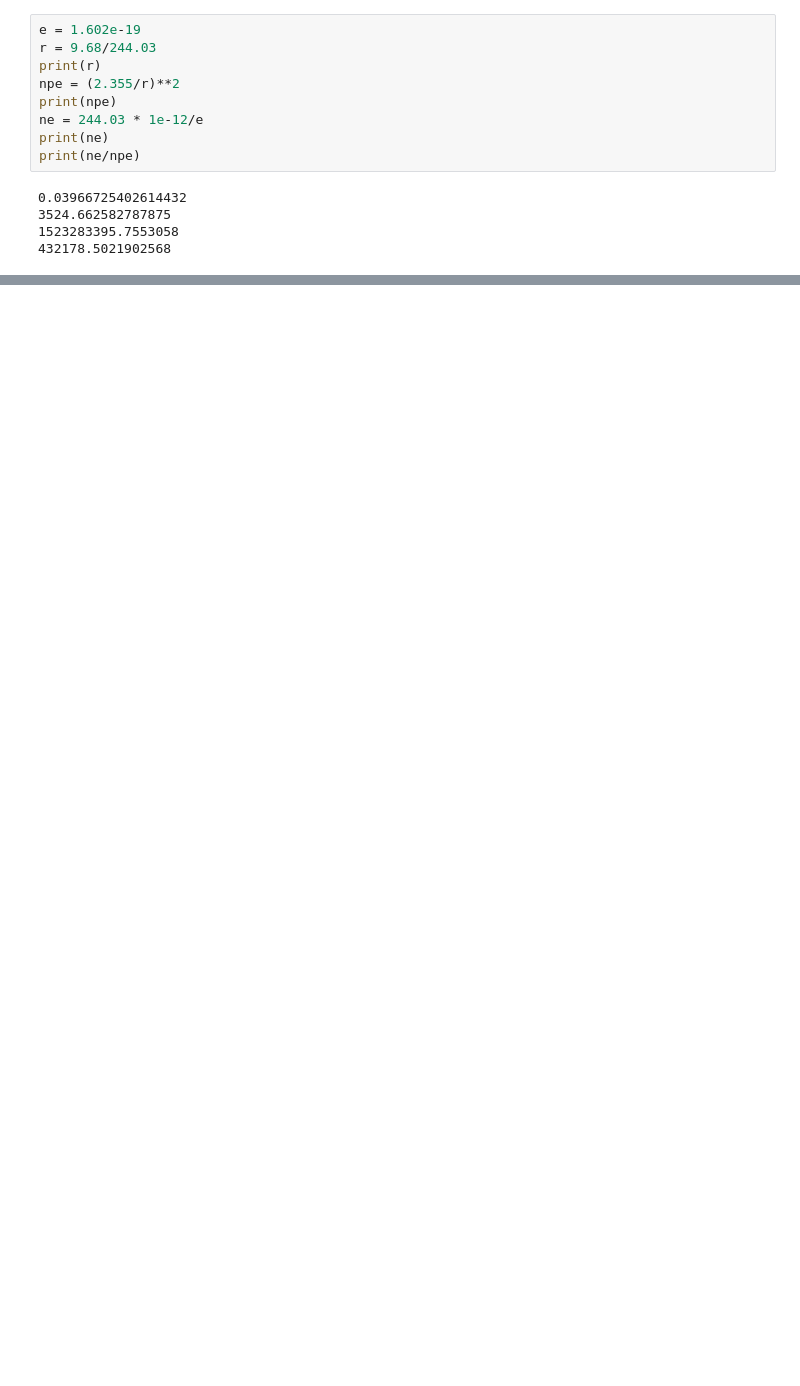
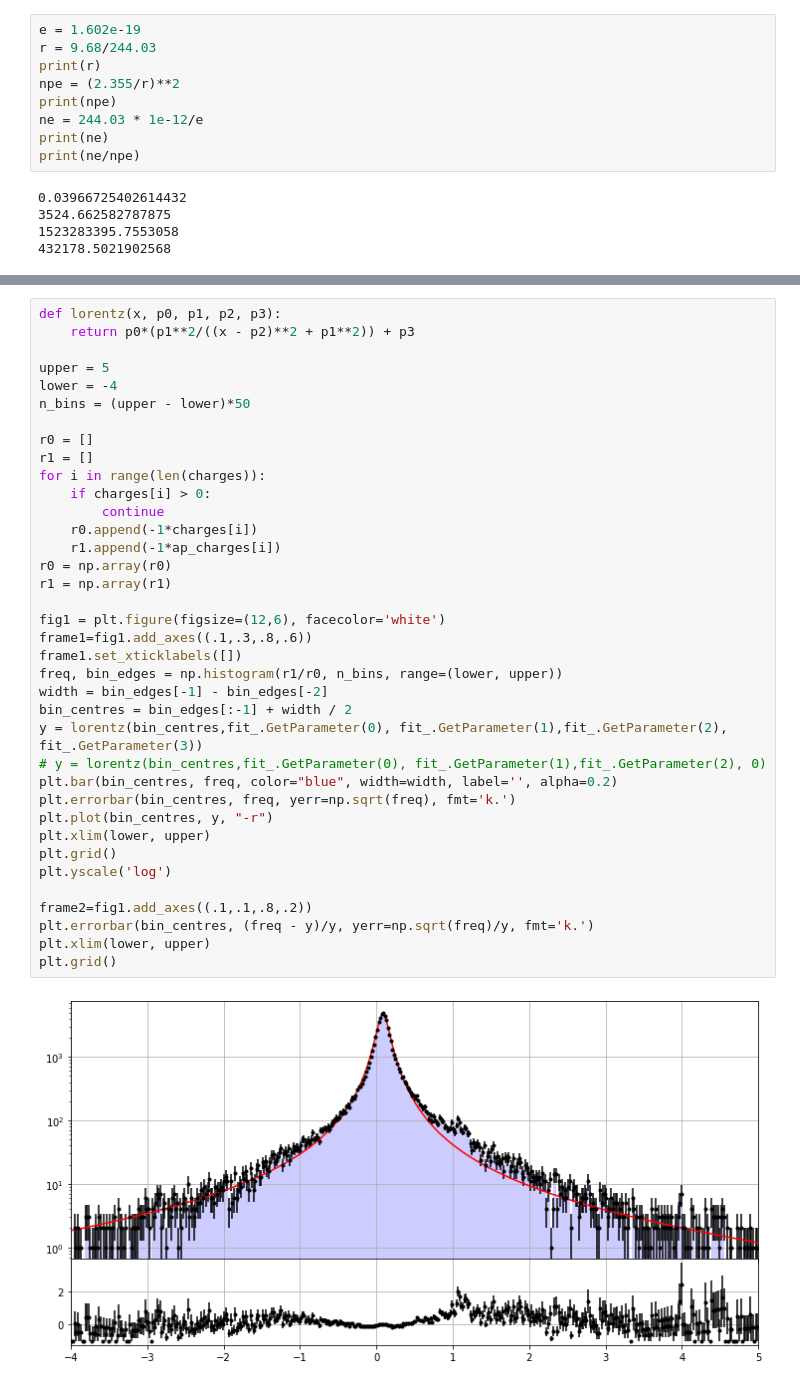
Before and after one commit to SuperNEMO-DBD/PMT-ShapeAnalysis, a Jupyter notebook: pmt_he_study/pulse_fitter.ipynb, the cells around one changed output, grey strips where cells are left out. Cells and saved outputs as stored; diff of their text form; blank space fills up the shorter version.

```diff
--- a/pmt_he_study/pulse_fitter.ipynb
+++ b/pmt_he_study/pulse_fitter.ipynb
@@ -459,3 +493,42 @@ can.Draw()
+# %%
+def lorentz(x, p0, p1, p2, p3):
+    return p0*(p1**2/((x - p2)**2 + p1**2)) + p3
+
+upper = 5
+lower = -4
+n_bins = (upper - lower)*50
+
+r0 = []
+r1 = []
+for i in range(len(charges)):
+    if charges[i] > 0:
+        continue
+    r0.append(-1*charges[i])
+    r1.append(-1*ap_charges[i])
+r0 = np.array(r0)
+r1 = np.array(r1)
+
+fig1 = plt.figure(figsize=(12,6), facecolor='white')
+frame1=fig1.add_axes((.1,.3,.8,.6))
+frame1.set_xticklabels([])
+freq, bin_edges = np.histogram(r1/r0, n_bins, range=(lower, upper))
+width = bin_edges[-1] - bin_edges[-2]
+bin_centres = bin_edges[:-1] + width / 2
+y = lorentz(bin_centres,fit_.GetParameter(0), fit_.GetParameter(1),fit_.GetParameter(2), fit_.GetParameter(3))
+# y = lorentz(bin_centres,fit_.GetParameter(0), fit_.GetParameter(1),fit_.GetParameter(2), 0)
+plt.bar(bin_centres, freq, color="blue", width=width, label='', alpha=0.2)
+plt.errorbar(bin_centres, freq, yerr=np.sqrt(freq), fmt='k.')
+plt.plot(bin_centres, y, "-r")
+plt.xlim(lower, upper)
+plt.grid()
+plt.yscale('log')
+
+frame2=fig1.add_axes((.1,.1,.8,.2))
+plt.errorbar(bin_centres, (freq - y)/y, yerr=np.sqrt(freq)/y, fmt='k.')
+plt.xlim(lower, upper)
+plt.grid()
+# %% [output]
+[figure, added]
 # %%
 can = ROOT.TCanvas()
 hist_2d.Draw('colz')
```
Also changed, not shown: parts of 28 cells of this notebook, 10 other files.
